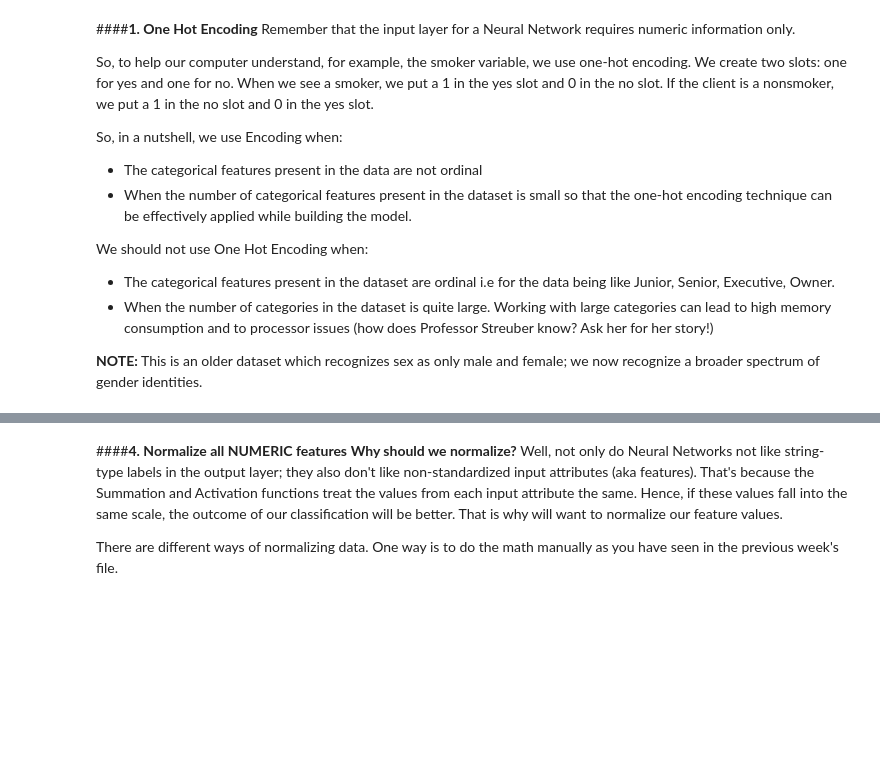
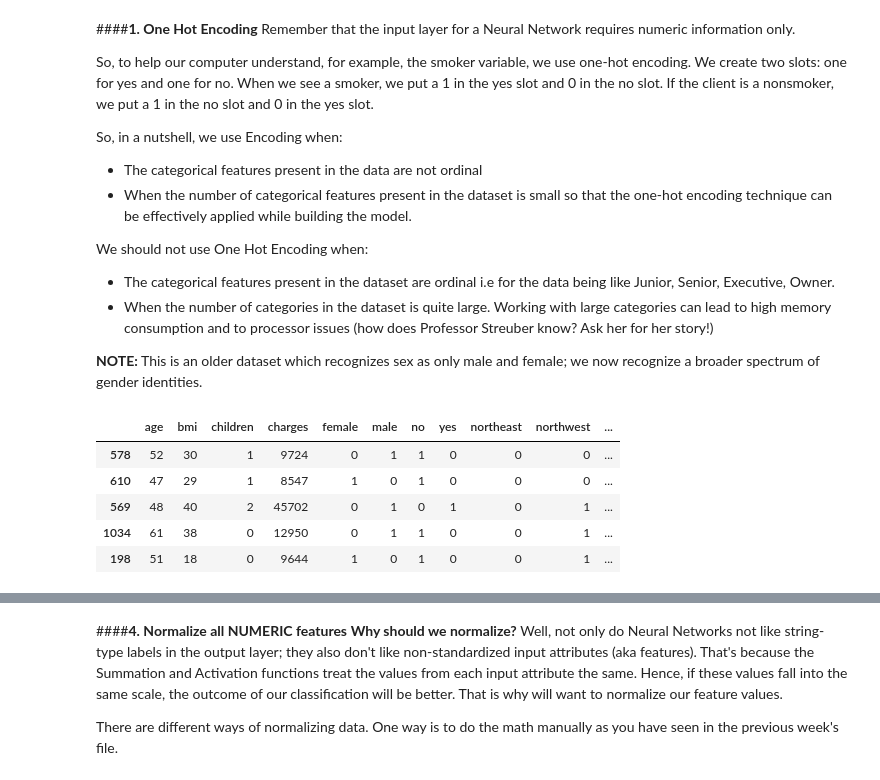
Before and after one commit to shstreuber/AI, a Jupyter notebook: Week4_TotalInsurance_HealthDivision.ipynb, the cells around one changed output, grey strips where cells are left out. Saved outputs shown, nothing was run; the diff lists cells and outputs as text; code cells hidden in the pictures; blank space fills up the shorter version.

```diff
--- a/Week4_TotalInsurance_HealthDivision.ipynb
+++ b/Week4_TotalInsurance_HealthDivision.ipynb
@@ -214,4 +218,21 @@ We should not use One Hot Encoding when:
 * When the number of categories in the dataset is quite large. Working with large categories can lead to high memory consumption and to processor issues (how does Professor Streuber know? Ask her for her story!)
 
 **NOTE:** This is an older dataset which recognizes sex as only male and female; we now recognize a broader spectrum of gender identities.
+# %%
+# Using One-Hot Encoding with pd.getdummies
+train_features = pd.get_dummies(train_features, columns=['sex','smoker','region'], prefix='', prefix_sep='')
+# This will give us a boolean output with True and False. In order to continue, we will need to convert the output to 1 (True) and 0 (False)
+
+# Here is the conversion to integers)
+train_features = train_features.astype(int)
+
+# Let's see if we got this right
+train_features.head()
+# %% [output]
+|  | age | bmi | children | charges | female | male | no | yes | northeast | northwest | ... |
+| 578 | 52 | 30 | 1 | 9724 | 0 | 1 | 1 | 0 | 0 | 0 | ... |
+| 610 | 47 | 29 | 1 | 8547 | 1 | 0 | 1 | 0 | 0 | 0 | ... |
+| 569 | 48 | 40 | 2 | 45702 | 0 | 1 | 0 | 1 | 0 | 1 | ... |
+| 1034 | 61 | 38 | 0 | 12950 | 0 | 1 | 1 | 0 | 0 | 1 | ... |
+| 198 | 51 | 18 | 0 | 9644 | 1 | 0 | 1 | 0 | 0 | 1 | ... |
 # %%
```
Also changed, not shown: parts of 13 cells of this notebook.
